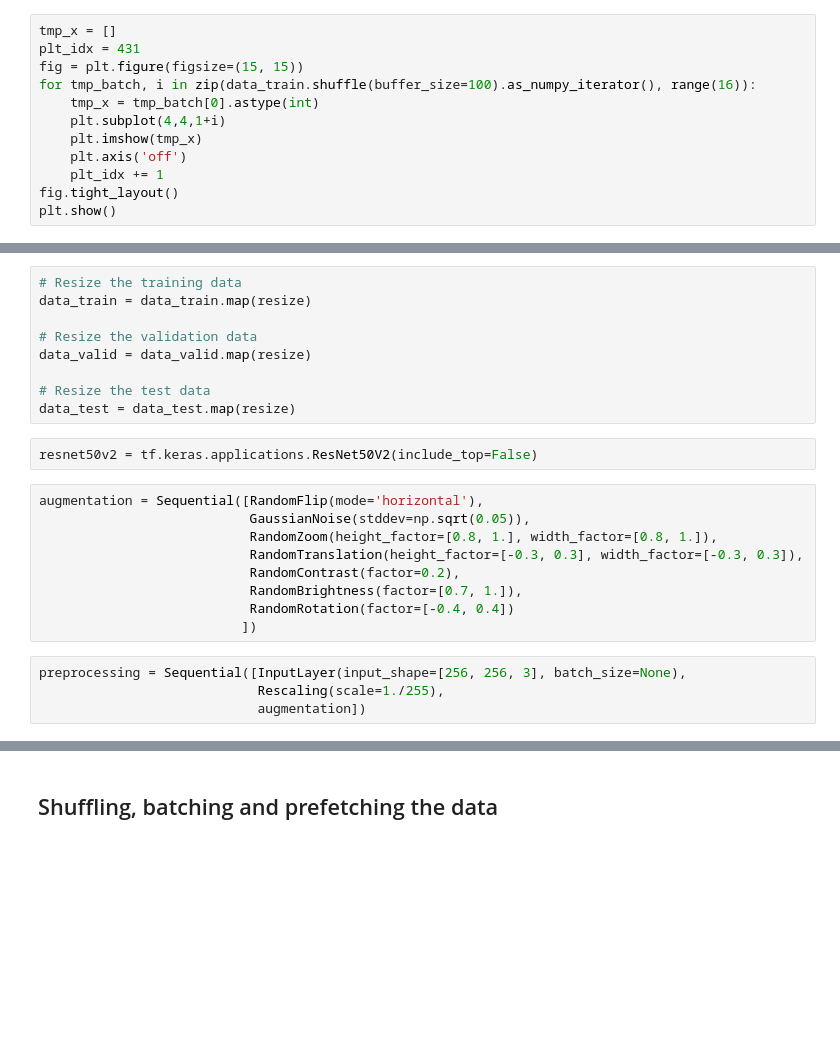
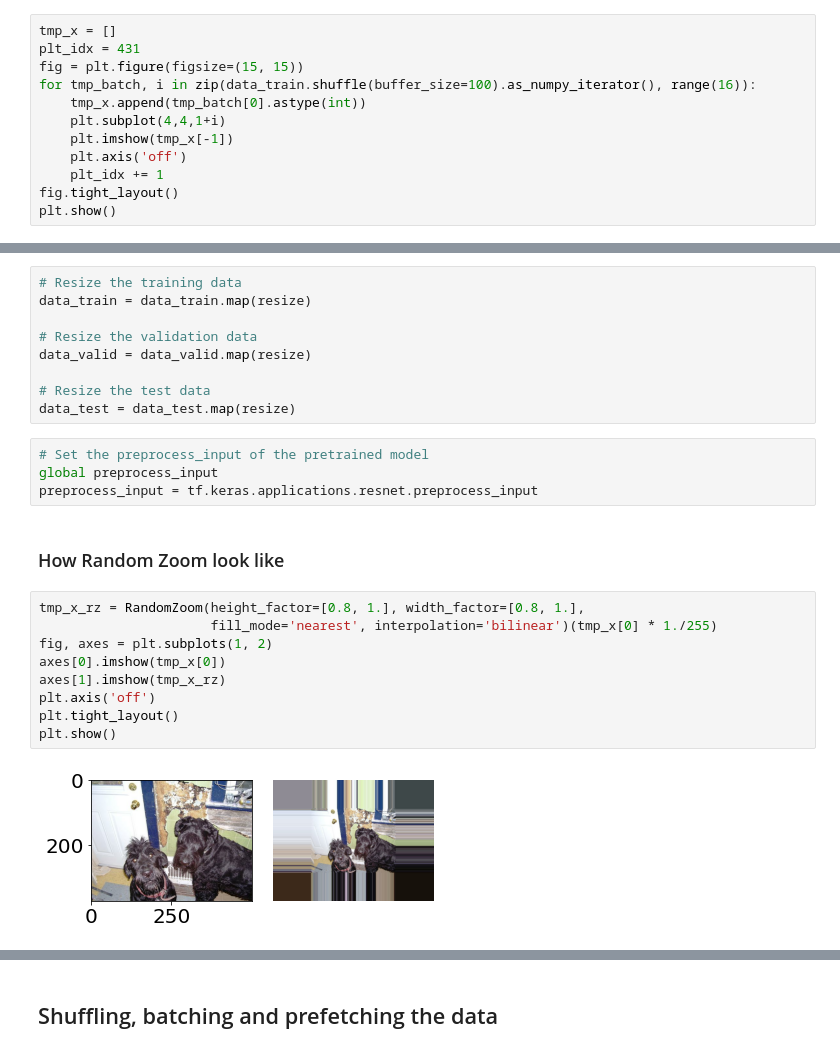
Before and after one commit to rajkumarcm/MachineLearning, a Jupyter notebook: FinalExam/Final.ipynb, the cells around one changed output, grey strips where cells are left out. Cells and saved outputs as stored; diff of their text form; blank space fills up the shorter version.

```diff
--- a/FinalExam/Final.ipynb
+++ b/FinalExam/Final.ipynb
@@ -208,9 +185,9 @@ tmp_x = []
 plt_idx = 431
 fig = plt.figure(figsize=(15, 15))
 for tmp_batch, i in zip(data_train.shuffle(buffer_size=100).as_numpy_iterator(), range(16)):
-    tmp_x = tmp_batch[0].astype(int)
+    tmp_x.append(tmp_batch[0].astype(int))
     plt.subplot(4,4,1+i)
-    plt.imshow(tmp_x)
+    plt.imshow(tmp_x[-1])
     plt.axis('off')
     plt_idx += 1
 fig.tight_layout()
@@ -242,18 +219,20 @@ data_valid = data_valid.map(resize)
 
 # Resize the test data
 data_test = data_test.map(resize)
-# %%
-resnet50v2 = tf.keras.applications.ResNet50V2(include_top=False)
-# %%
-augmentation = Sequential([RandomFlip(mode='horizontal'),
-                           GaussianNoise(stddev=np.sqrt(0.05)),
-                           RandomZoom(height_factor=[0.8, 1.], width_factor=[0.8, 1.]),
-                           RandomTranslation(height_factor=[-0.3, 0.3], width_factor=[-0.3, 0.3]),
-                           RandomContrast(factor=0.2),
-                           RandomBrightness(factor=[0.7, 1.]),
-                           RandomRotation(factor=[-0.4, 0.4])
-                          ])
-# %%
-preprocessing = Sequential([InputLayer(input_shape=[256, 256, 3], batch_size=None),
-                            Rescaling(scale=1./255),
-                            augmentation])
+# %%
+# Set the preprocess_input of the pretrained model
+global preprocess_input
+preprocess_input = tf.keras.applications.resnet.preprocess_input
+# %% [markdown]
+### How Random Zoom look like
+# %%
+tmp_x_rz = RandomZoom(height_factor=[0.8, 1.], width_factor=[0.8, 1.],
+                      fill_mode='nearest', interpolation='bilinear')(tmp_x[0] * 1./255)
+fig, axes = plt.subplots(1, 2)
+axes[0].imshow(tmp_x[0])
+axes[1].imshow(tmp_x_rz)
+plt.axis('off')
+plt.tight_layout()
+plt.show()
+# %% [output]
+[figure, added]
```
Also changed, not shown: parts of 29 cells of this notebook.
